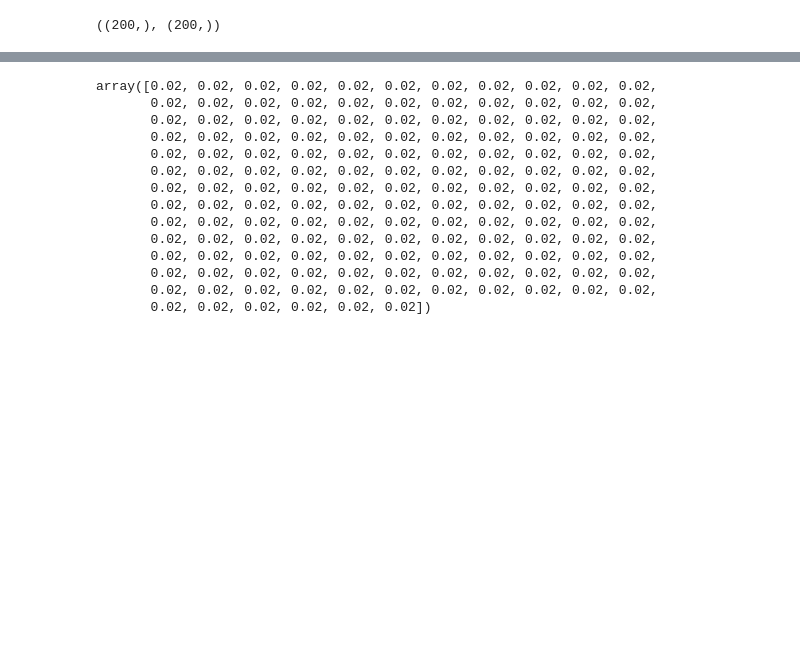
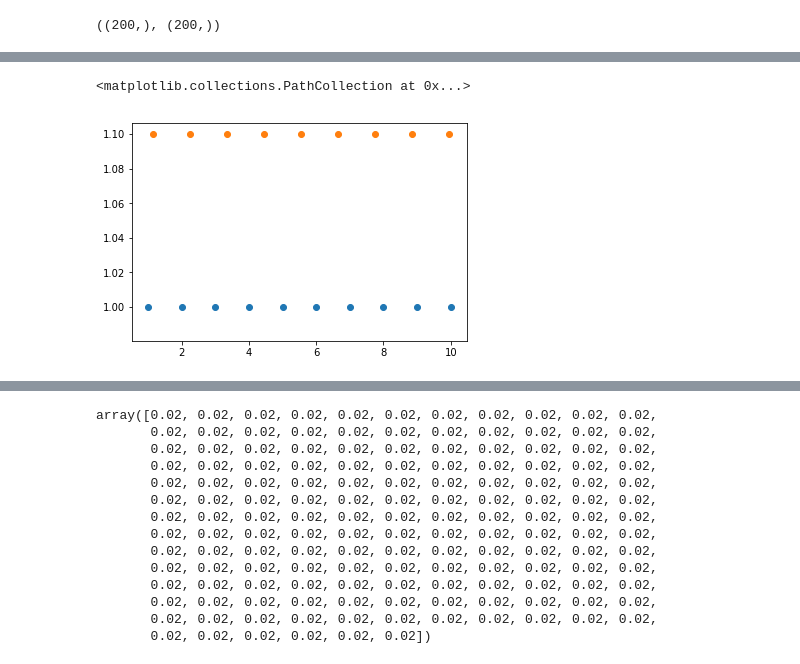
Before and after one commit to umerudel/SESNspectraPCA, a Jupyter notebook: code/Untitled3.ipynb, the cells around one changed output, grey strips where cells are left out. Drawn from its saved outputs; the diff is of its cells as text; code cells hidden in the pictures; blank space fills up the shorter version.

```diff
--- a/code/Untitled3.ipynb
+++ b/code/Untitled3.ipynb
@@ -760,0 +865,6 @@ logtolinearrebintolog = np.log(logtolinearrebin)
+# %%
+plt.scatter(wvl, flux)
+plt.scatter(ab[0], ab[1])
+# %% [output]
+<matplotlib.collections.PathCollection at 0x...>
+[figure, added]
```
Also changed, not shown: parts of 17 cells of this notebook.
